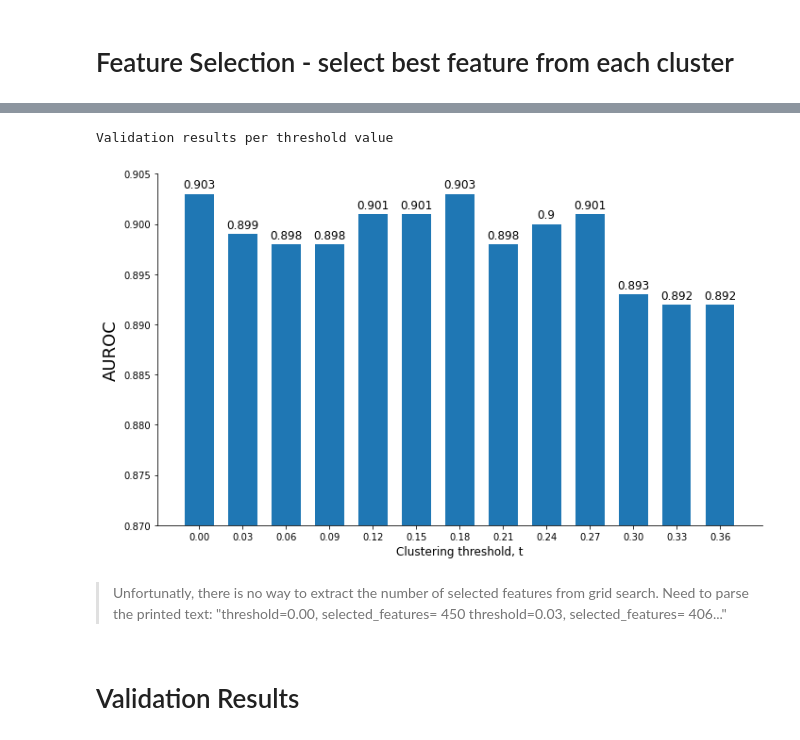
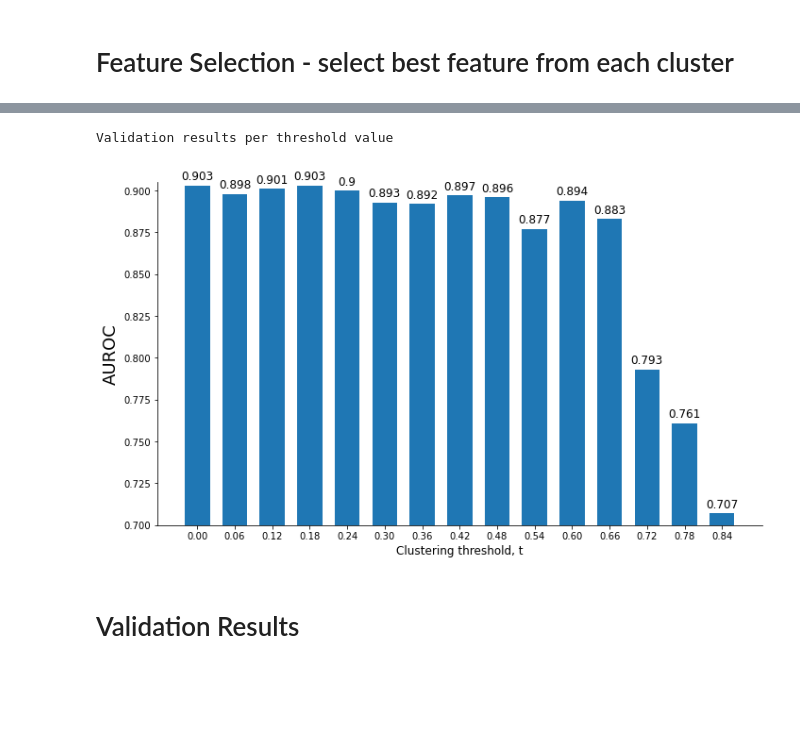
Before and after one commit to shakedna1/wspc_rep, a Jupyter notebook: Notebooks/WSPC_train_pipeline.ipynb, the cells around one changed output, grey strips where cells are left out. Drawn from its saved outputs; the diff is of its cells as text; code cells hidden in the pictures; blank space fills up the shorter version.

Commit message:
Update feature_selection_t figure

```diff
--- a/Notebooks/WSPC_train_pipeline.ipynb
+++ b/Notebooks/WSPC_train_pipeline.ipynb
@@ -138,8 +138,8 @@ Validation results per k value
 # Feature Selection - select best feature from each cluster
 # %%
 min_val = 0
-max_val = 0.61
-inc = 0.03
+max_val = 0.85
+inc = 0.06
 t_range = np.arange(min_val, max_val, inc)
 
 # created corr matrix using feature_selection.create_corr_matrix(X_train_raw, y_train)
@@ -174,17 +195,13 @@ Best roc_auc score is: 0.9030538749639873
 # %%
 print('Validation results per threshold value')
-thresholds_df_t036 = thresholds_df.loc[[i*0.03 for i in range(13)]]
 
 fig_path = figs_output / 'feat_selection_t.pdf'
-fs_dict = dict(zip(list(thresholds_df_t036.index), list(thresholds_df_t036['mean_test_roc_auc'])))
+fs_dict = dict(zip(list(thresholds_df.index), list(thresholds_df['mean_test_roc_auc'])))
 
-create_barplots(fs_dict, width=0.02, x_label='Clustering threshold, t', y_label=AUROC, out_path=fig_path, round_by=3, bar_label_font_size=12)
+create_barplots(fs_dict, width=0.04, x_label='Clustering threshold, t', y_label=AUROC, out_path=fig_path, round_by=3, bar_label_font_size=12, y_lim=[0.7, 0.905])
 # %% [output]
 Validation results per threshold value
-[figure, old version]
+[figure, new version]
-# %% [markdown]
-> Unfortunatly, there is no way to extract the number of selected features from grid search. Need to parse the printed text: "threshold=0.00, selected_features= 450
-threshold=0.03, selected_features= 406..."
 # %% [markdown]
 # Validation Results
 # %%
```
Also changed, not shown: parts of 6 cells of this notebook, 1 other file.
